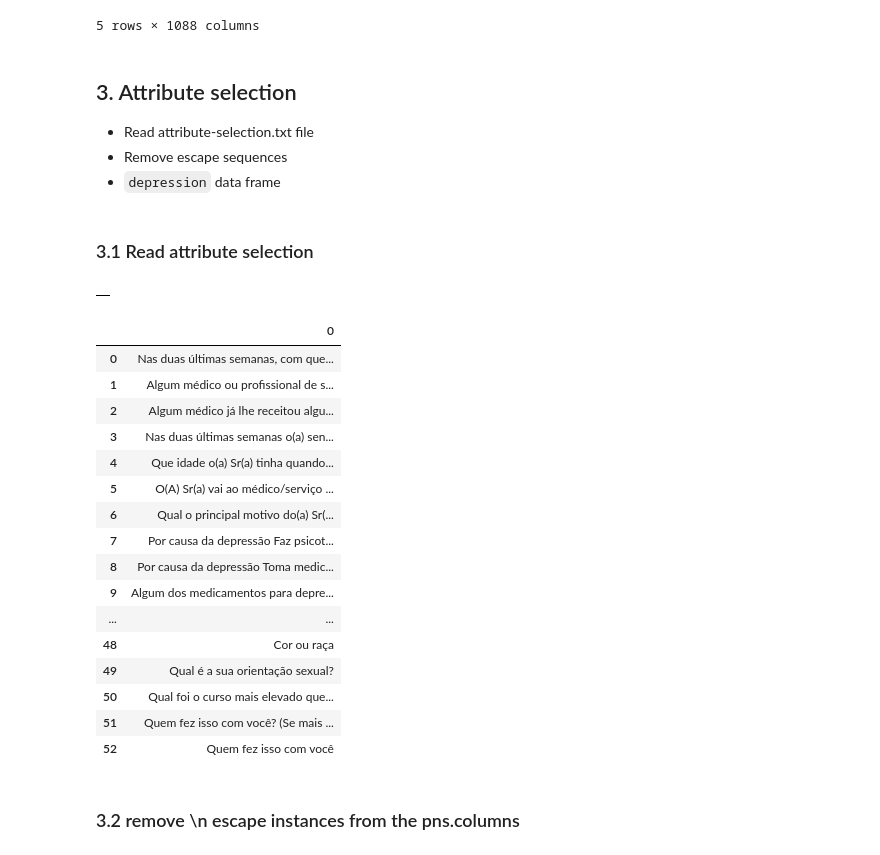
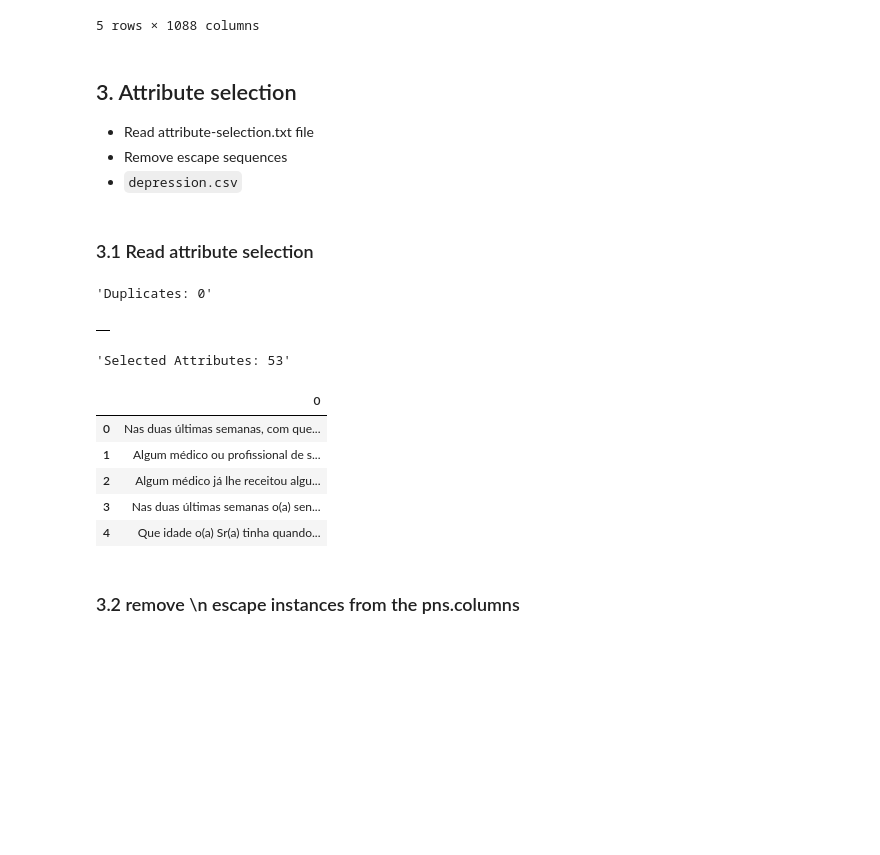
Before and after one commit to feed0/depressao-ibge-pns, a Jupyter notebook: src/pns.ipynb, the cells around one changed output. Cells and saved outputs as stored; diff of their text form; code cells hidden in the pictures; blank space fills up the shorter version.

```diff
--- a/src/pns.ipynb
+++ b/src/pns.ipynb
@@ -212,40 +174,31 @@ pns.head()
 ## 3. Attribute selection
 - Read attribute-selection.txt file
 - Remove escape sequences
-- `depression` data frame
+- `depression.csv`
 # %% [markdown]
 ### 3.1 Read attribute selection
 # %%
 # read data/attribute-selection.txt into a python str list
 with open("../data/attribute-selection.txt", "r") as file:
     selected_attributes = [line.replace("\\n", "").strip() for line in file.readlines()]
 
 # show me the duplicates
 duplicates = [item for item, count in zip(selected_attributes, np.bincount([selected_attributes.index(i) for i in selected_attributes])) if count > 1]
-display(pd.DataFrame(duplicates))
+display(f"Duplicates: {len(duplicates)}", pd.DataFrame(duplicates))
 
 # Remove duplicates from selected_attributes
 selected_attributes = list(dict.fromkeys(selected_attributes))
-pd.DataFrame(selected_attributes)
+display(f"Selected Attributes: {len(selected_attributes)}", pd.DataFrame(selected_attributes).head())
 # %% [output]
+'Duplicates: 0'
 |  |
+'Selected Attributes: 53'
 |  | 0 |
 | 0 | Nas duas últimas semanas, com que... |
 | 1 | Algum médico ou profissional de s... |
 | 2 | Algum médico já lhe receitou algu... |
 | 3 | Nas duas últimas semanas o(a) sen... |
 | 4 | Que idade o(a) Sr(a) tinha quando... |
-| 5 | O(A) Sr(a) vai ao médico/serviço ... |
-| 6 | Qual o principal motivo do(a) Sr(... |
-| 7 | Por causa da depressão Faz psicot... |
-| 8 | Por causa da depressão Toma medic... |
-| 9 | Algum dos medicamentos para depre... |
-| ... | ... |
-| 48 | Cor ou raça |
-| 49 | Qual é a sua orientação sexual? |
-| 50 | Qual foi o curso mais elevado que... |
-| 51 | Quem fez isso com você? (Se mais ... |
-| 52 | Quem fez isso com você |
 # %% [markdown]
 ### 3.2 remove \n escape instances from the pns.columns
 # %%
```
Also changed, not shown: parts of 16 cells of this notebook.
